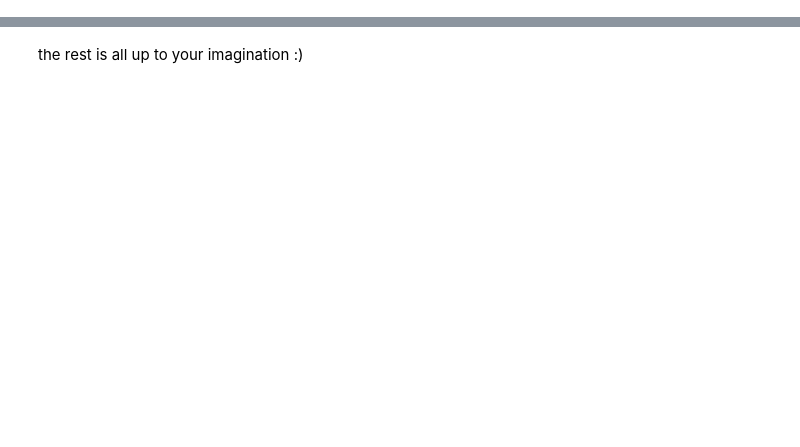
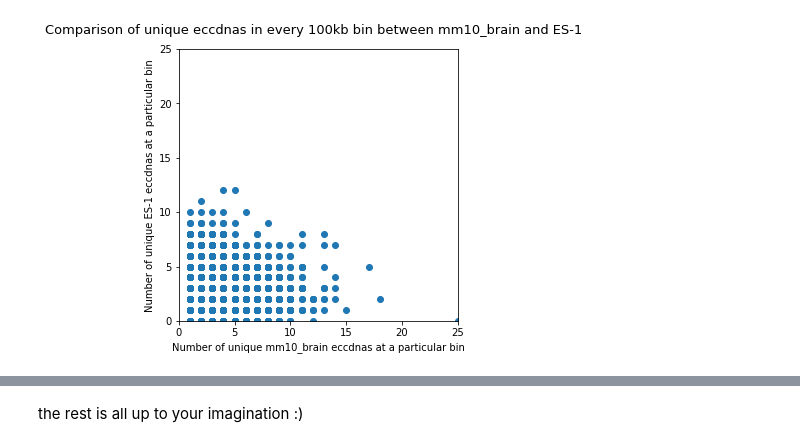
Before and after one commit to shz24/eccdna1, a Jupyter notebook: src/0613_eccdna_mouse.ipynb, the cells around one changed output, grey strips where cells are left out. Drawn from its saved outputs; the diff is of its cells as text; code cells hidden in the pictures; blank space fills up the shorter version.

Commit message:
modified figure  original file, added goterm analysis file

```diff
--- a/src/0613_eccdna_mouse.ipynb
+++ b/src/0613_eccdna_mouse.ipynb
@@ -345,0 +388,25 @@ def eccdna_scatter_plot():
+# %%
+def raw_count(raw_eccdna):
+    fpath = os.path.join(RAW_DATA_DIR, raw_eccdna)
+    loci = pd.read_csv(fpath, names = ["chrom", "start", "end", "strand", "event_name",
+                                            "chrom2", "discordant reads"], delimiter = "\t")
+    loci['length'] = loci['end'] - loci['start']
+    loci['mid100k'] = (loci[['start','end']].mean(axis = 1))//1e5
+    loci_df = pd.concat([loci.chrom.apply(xvalue).rename('x'),
+                           loci.mid100k.rename('y')], axis = 1)
+
+    loci_df = loci_df.groupby(["x", "y"]).apply(lambda x: x.y.count())
+    loci_df = loci_df.reset_index(name="count")
+    return loci_df
+# %%
+def shibata_count(eccdna):
+    fpath = os.path.join(COMPARE_DATA_DIR, eccdna)
+    loci = pd.read_csv(fpath, names = ["chrom", "start", "end", "reads", "random"], delimiter = "\t")
+    loci['length'] = loci['end'] - loci['start']
+    loci['mid100k'] = (loci[['start','end']].mean(axis = 1))//1e5
+    loci_df = pd.concat([loci.chrom.apply(xvalue).rename('x'),
+                           loci.mid100k.rename('y')], axis = 1)
+
+    loci_df = loci_df.groupby(["x", "y"]).apply(lambda x: x.y.count())
+    loci_df = loci_df.reset_index(name="count")
+    return loci_df
@@ -345,0 +426,18 @@ def eccdna_scatter_plot():
+# %%
+def scatter_plot(raw_eccdna, shibata):
+    fig = plt.figure()
+    fig.set_size_inches(5,5)
+    fig.suptitle('Comparison of unique eccdnas in every 100kb bin between '+shibata[10:-4]+' and '+raw_eccdna[:-4], y=0.95, fontsize=13)
+
+    loci_df = raw_count(raw_eccdna)
+
+    shibata_df = shibata_count(shibata)
+
+    s1 = pd.merge(shibata_df, loci_df, how='left', on=['x', 'y']).fillna(0)
+    plt.scatter(s1['count_x'], s1['count_y'])
+
+
+    plt.xlabel('Number of unique '+shibata[10:-4]+' eccdnas at a particular bin')
+    plt.ylabel('Number of unique '+raw_eccdna[:-4]+' eccdnas at a particular bin')
+    plt.xlim(0,25)
+    plt.ylim(0,25)
@@ -346,3 +487,7 @@ def eccdna_scatter_plot():
+# %%
+scatter_plot("ES-1.bed", "converted_mm10_brain.bed")
+# %% [output]
+[figure, added]
 # %%
 def encode_processdata(data):
     fpath = os.path.join(ENCODE_DATA_DIR, data)
```
Also changed, not shown: parts of 23 cells of this notebook, 2 other files.
